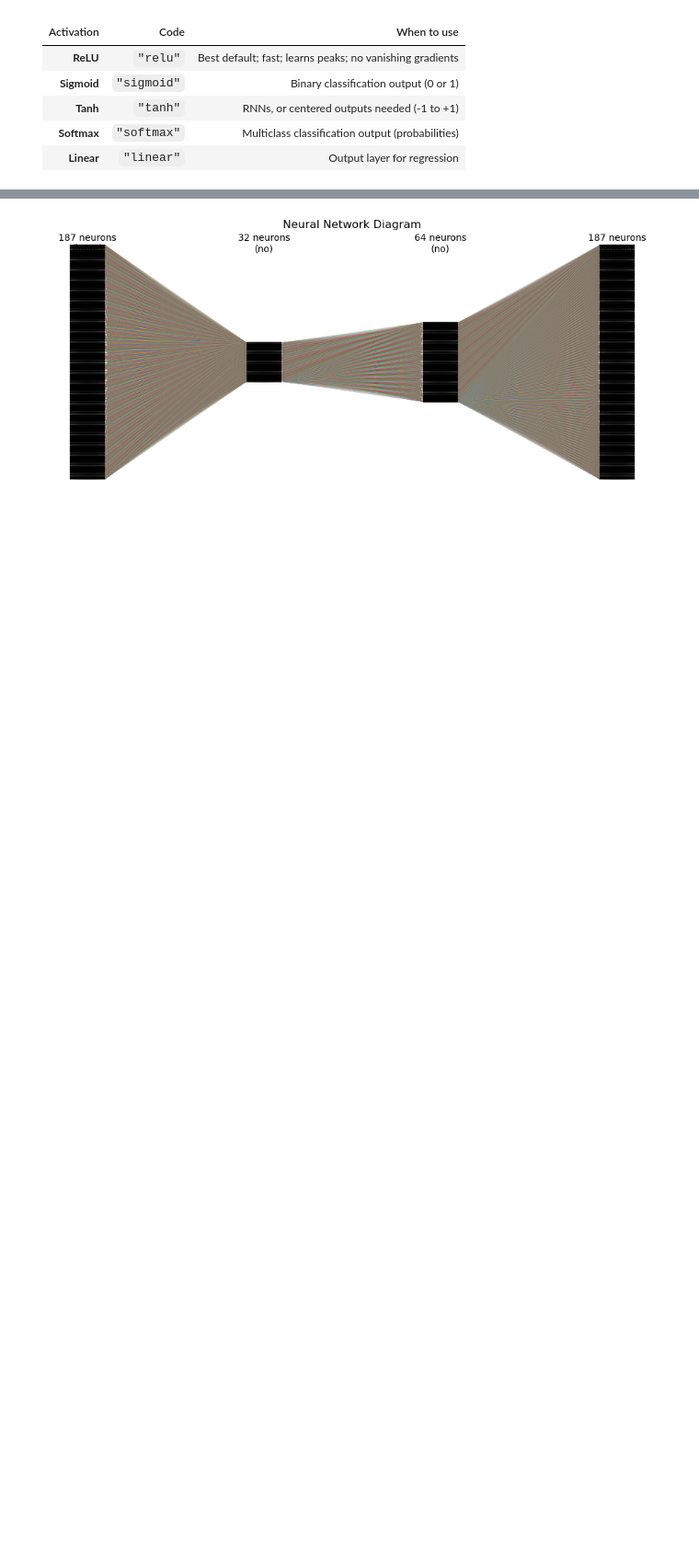
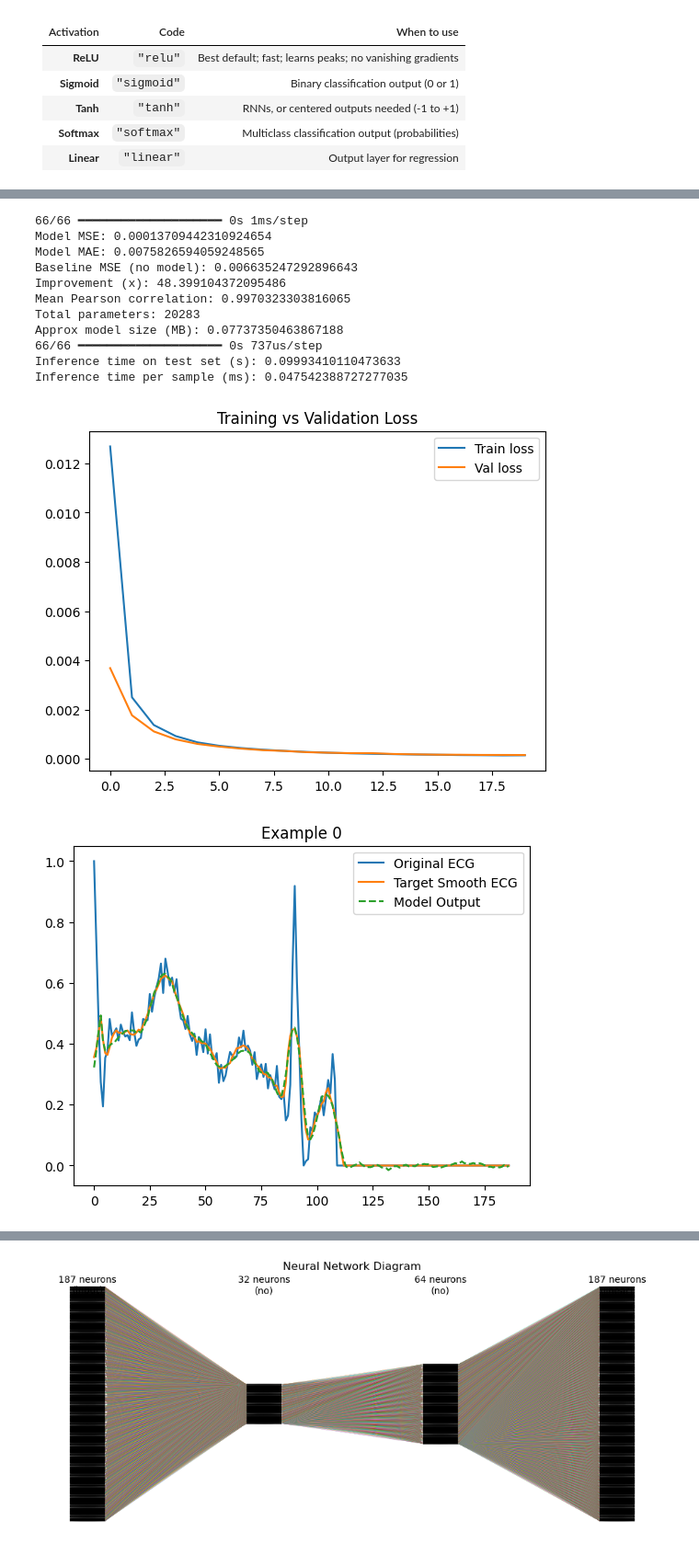
Before and after one commit to RafsanJany-44/IUT_Project_2025, a Jupyter notebook: ECG Heartbeat Categorization Dataset/ecg.ipynb, the cells around one changed output, grey strips where cells are left out. Shown at 92% size. Drawn from its saved outputs; the diff is of its cells as text; code cells hidden in the pictures; blank space fills up the shorter version.

```diff
--- a/ECG Heartbeat Categorization Dataset/ecg.ipynb
+++ b/ECG Heartbeat Categorization Dataset/ecg.ipynb
@@ -270,0 +270,74 @@ _________________________________________________________________
+# %%
+import numpy as np
+import matplotlib.pyplot as plt
+import time
+
+
+def eff_(model, X_test, Y_test, history):
+    Y_pred = model.predict(X_test)
+
+    mse = np.mean((Y_test - Y_pred)**2)
+    mae = np.mean(np.abs(Y_test - Y_pred))
+
+    print("Model MSE:", mse)
+    print("Model MAE:", mae)
+
+    baseline_mse = np.mean((X_test - Y_test)**2)
+    print("Baseline MSE (no model):", baseline_mse)
+
+    print("Improvement (x):", baseline_mse / mse)
+
+    corr_list = []
+    for i in range(len(Y_test)):
+        c = np.corrcoef(Y_test[i], Y_pred[i])[0, 1]
+        corr_list.append(c)
+
+    print("Mean Pearson correlation:", np.mean(corr_list))
+
+    total_params = model.count_params()
+    bytes_per_param = 4
+    model_size_mb = total_params * bytes_per_param / (1024 ** 2)
+
+    print("Total parameters:", total_params)
+    print("Approx model size (MB):", model_size_mb)
+
+    start = time.time()
+    _ = model.predict(X_test)
+    elapsed = time.time() - start
+    time_per_sample = elapsed / len(X_test)
+
+    print("Inference time on test set (s):", elapsed)
+    print("Inference time per sample (ms):", time_per_sample * 1000)
+
+    plt.figure()
+    plt.plot(history.history["loss"], label="Train loss")
+    plt.plot(history.history["val_loss"], label="Val loss")
+    plt.legend()
+    plt.title("Training vs Validation Loss")
+    plt.show()
+
+    for idx in [0, 5, 10]:
+        plt.figure()
+        plt.title(f"Example {idx}")
+        plt.plot(X_test[idx], label="Original ECG")
+        plt.plot(Y_test[idx], label="Target Smooth ECG")
+        plt.plot(Y_pred[idx], "--", label="Model Output")
+        plt.legend()
+        plt.show()
+
+
+eff_(model, X_test, Y_test, history)
+# %% [output]
+66/66 ━━━━━━━━━━━━━━━━━━━━ 0s 1ms/step
+Model MSE: 0.00013709442310924654
+Model MAE: 0.0075826594059248565
+Baseline MSE (no model): 0.006635247292896643
+Improvement (x): 48.399104372095486
+Mean Pearson correlation: 0.9970323303816065
+Total parameters: 20283
+Approx model size (MB): 0.07737350463867188
+66/66 ━━━━━━━━━━━━━━━━━━━━ 0s 737us/step
+Inference time on test set (s): 0.09993410110473633
+Inference time per sample (ms): 0.047542388727277035
+[figure, added]
+[figure, added]
```
Also changed, not shown: parts of 9 cells of this notebook.
